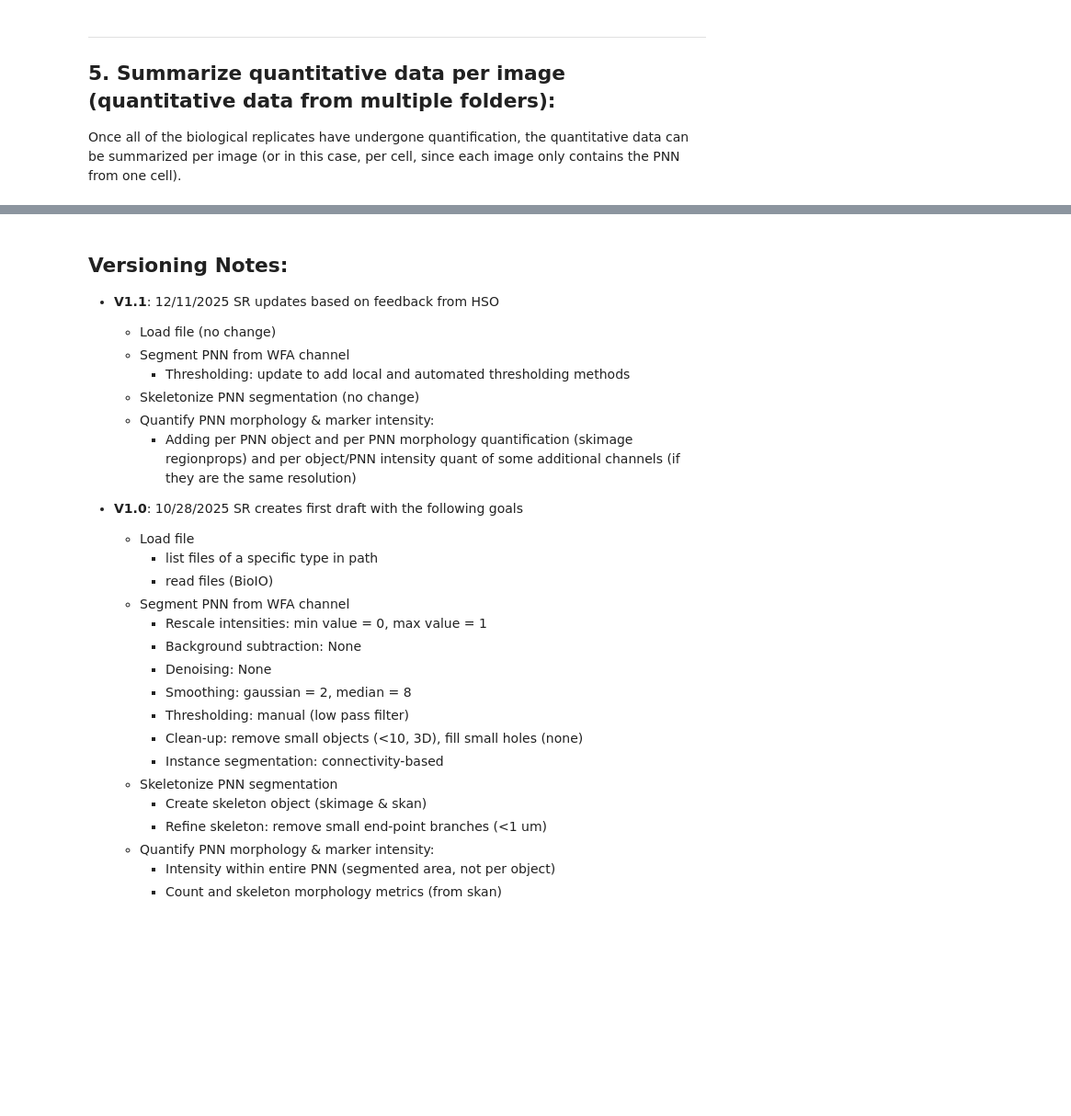
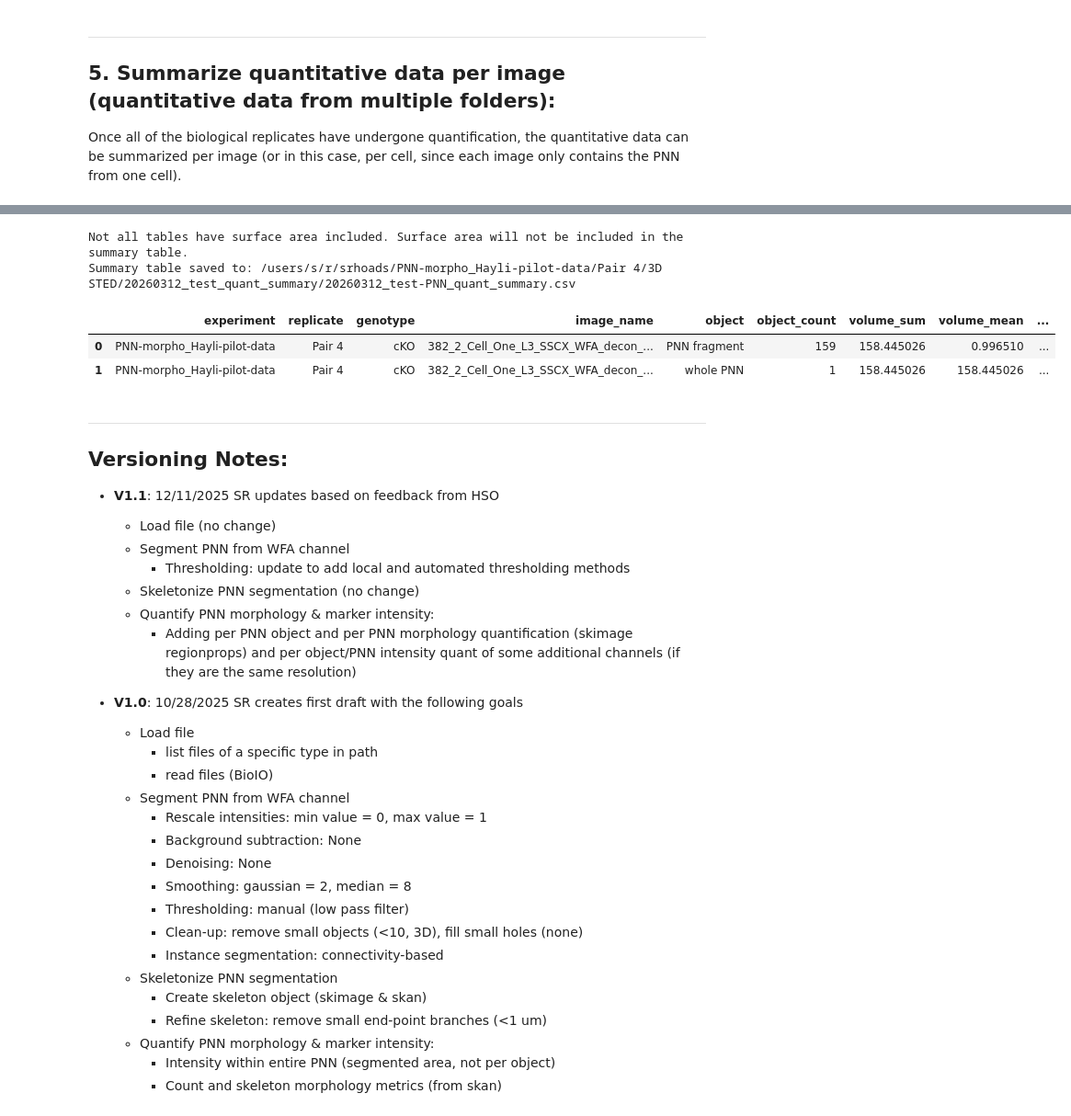
Before and after one commit to shanrhoads/PNN-morpho-quant, a Jupyter notebook: notebooks/PNN-morpho-analysis.ipynb, the cells around one changed output, grey strips where cells are left out. Shown at 92% size. Saved outputs shown, nothing was run; the diff lists cells and outputs as text; code cells hidden in the pictures; blank space fills up the shorter version.

Commit message:
final quant draft updates

```diff
--- a/notebooks/PNN-morpho-analysis.ipynb
+++ b/notebooks/PNN-morpho-analysis.ipynb
@@ -1322,4 +1207,21 @@ reject_fdr, pvals_corrected_fdr, _, _ = multitest.multipletests(p_value, alpha=0
+# %%
+_batch_summarize_quant(out_file_prefix="20260312_test",
+                       csv_path_list=["/users/s/r/srhoads/PNN-morpho_Hayli-pilot-data/Pair 4/3D STED/202603012-PNN_quantification.csv",
+                                      "/users/s/r/srhoads/PNN-morpho_Hayli-pilot-data/Pair 4/3D STED/202603012-PNN_quantification.csv",
+                                      "/users/s/r/srhoads/PNN-morpho_Hayli-pilot-data/Pair 5/3D STED/202603012-PNN_quantification.csv",
+                                      "/users/s/r/srhoads/PNN-morpho_Hayli-pilot-data/Pair 5/3D STED/202603012-PNN_quantification.csv"],
+                       out_path="/users/s/r/srhoads/PNN-morpho_Hayli-pilot-data/20260312_quant_summary")
+# %% [output]
+Not all tables have surface area included. Surface area will not be included in the summary table.
+Summary table saved to: /users/s/r/srhoads/PNN-morpho_Hayli-pilot-data/Pair 4/3D STED/20260312_test_quant_summary/20260312_test-PNN_quant_summary.csv
+# %%
+pd.read_csv(Path("/users/s/r/srhoads/PNN-morpho_Hayli-pilot-data/20260312_quant_summary/20260312_test-PNN_quant_summary.csv"))
+# %% [output]
+|  | experiment | replicate | genotype | image_name | object | object_count | volume_sum | volume_mean | ... |
+| 0 | PNN-morpho_Hayli-pilot-data | Pair 4 | cKO | 382_2_Cell_One_L3_SSCX_WFA_decon_... | PNN fragment | 159 | 158.445026 | 0.996510 | ... |
+| 1 | PNN-morpho_Hayli-pilot-data | Pair 4 | cKO | 382_2_Cell_One_L3_SSCX_WFA_decon_... | whole PNN | 1 | 158.445026 | 158.445026 | ... |
 # %% [markdown]
+---------------------------
 ## **Versioning Notes:**
 - **V1.1**: 12/11/2025 SR updates based on feedback from HSO
     - Load file (no change)
```
Also changed, not shown: parts of 30 cells of this notebook.
